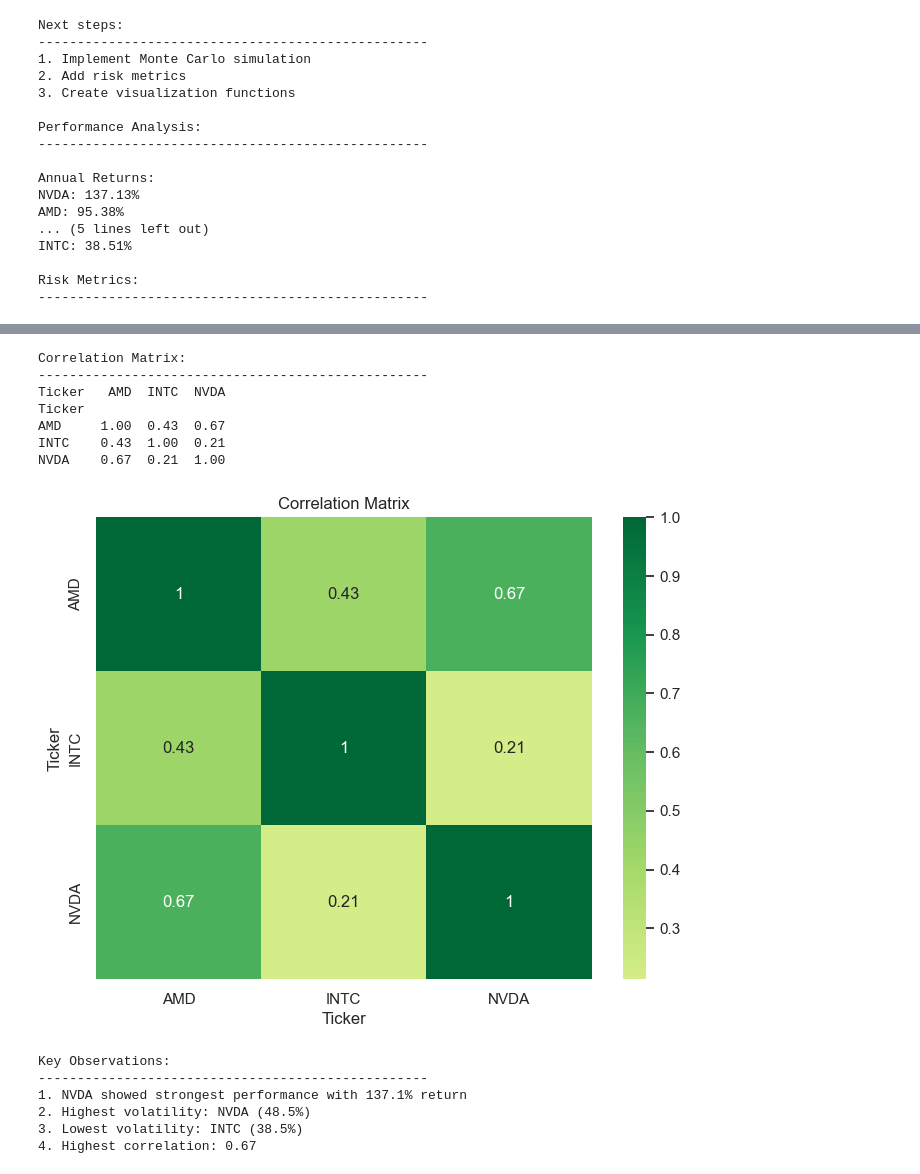
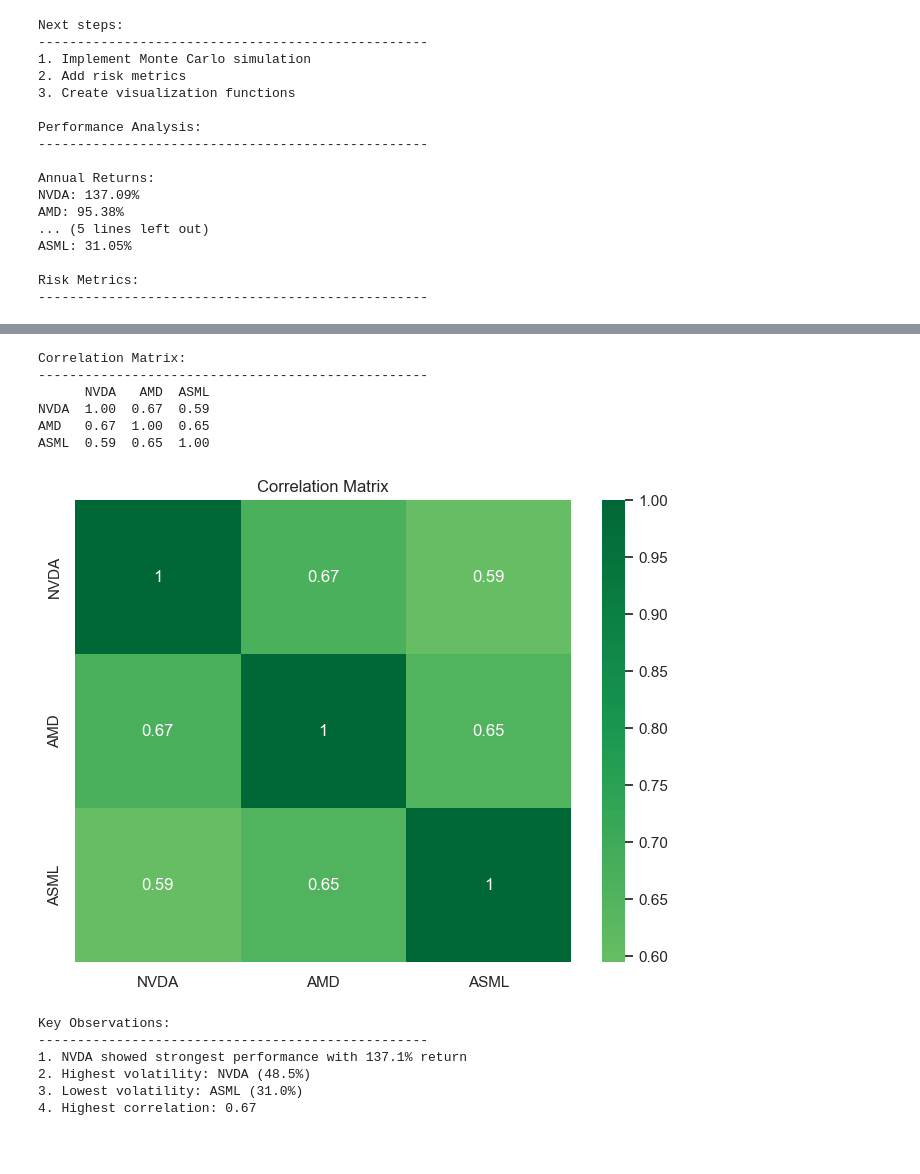
Before and after one commit to lucaskemper/HybridQuantRegimes, a Jupyter notebook: notebooks/dev.ipynb, the cells around one changed output, grey strips where cells are left out. Saved outputs shown, nothing was run; the diff lists cells and outputs as text; code cells hidden in the pictures; blank space fills up the shorter version.

```diff
--- a/notebooks/dev.ipynb
+++ b/notebooks/dev.ipynb
@@ -24,7 +24,7 @@ sns.set_theme()
 # 2. Test Data Loading
 # First, let's create a simple test to make sure our data loading works
 test_config = {
-    'tickers': ['NVDA', 'AMD', 'INTC'],
+    'tickers': ['NVDA', 'AMD','ASML'],
     'weights': [0.4, 0.4, 0.2],
     'start_date': '2023-01-01',
     'end_date': '2024-01-01'
@@ -150,17 +169,17 @@ Returns: (249, 3)
-Next steps:
---------------------------------------------------
-1. Implement Monte Carlo simulation
-2. Add risk metrics
-3. Create visualization functions
-
-Performance Analysis:
---------------------------------------------------
-
-Annual Returns:
-NVDA: 137.13%
-AMD: 95.38%
-... (5 lines left out)
-INTC: 38.51%
-
-Risk Metrics:
---------------------------------------------------
+Next steps:
+--------------------------------------------------
+1. Implement Monte Carlo simulation
+2. Add risk metrics
+3. Create visualization functions
+
+Performance Analysis:
+--------------------------------------------------
+
+Annual Returns:
+NVDA: 137.09%
+AMD: 95.38%
+... (5 lines left out)
+ASML: 31.05%
+
+Risk Metrics:
+--------------------------------------------------
@@ -168,17 +187,16 @@ Risk Metrics:
-Correlation Matrix:
---------------------------------------------------
-Ticker   AMD  INTC  NVDA
-Ticker
-AMD     1.00  0.43  0.67
-INTC    0.43  1.00  0.21
-NVDA    0.67  0.21  1.00
+Correlation Matrix:
+--------------------------------------------------
+      NVDA   AMD  ASML
+NVDA  1.00  0.67  0.59
+AMD   0.67  1.00  0.65
+ASML  0.59  0.65  1.00
-[figure, old version]
+[figure, new version]
-Key Observations:
---------------------------------------------------
-1. NVDA showed strongest performance with 137.1% return
-2. Highest volatility: NVDA (48.5%)
-3. Lowest volatility: INTC (38.5%)
-4. Highest correlation: 0.67
+Key Observations:
+--------------------------------------------------
+1. NVDA showed strongest performance with 137.1% return
+2. Highest volatility: NVDA (48.5%)
+3. Lowest volatility: ASML (31.0%)
+4. Highest correlation: 0.67
 # %%
 # Enhanced Risk Analysis Dashboard
 import sys
```
Also changed, not shown: parts of 2 cells of this notebook, 5 other files.
